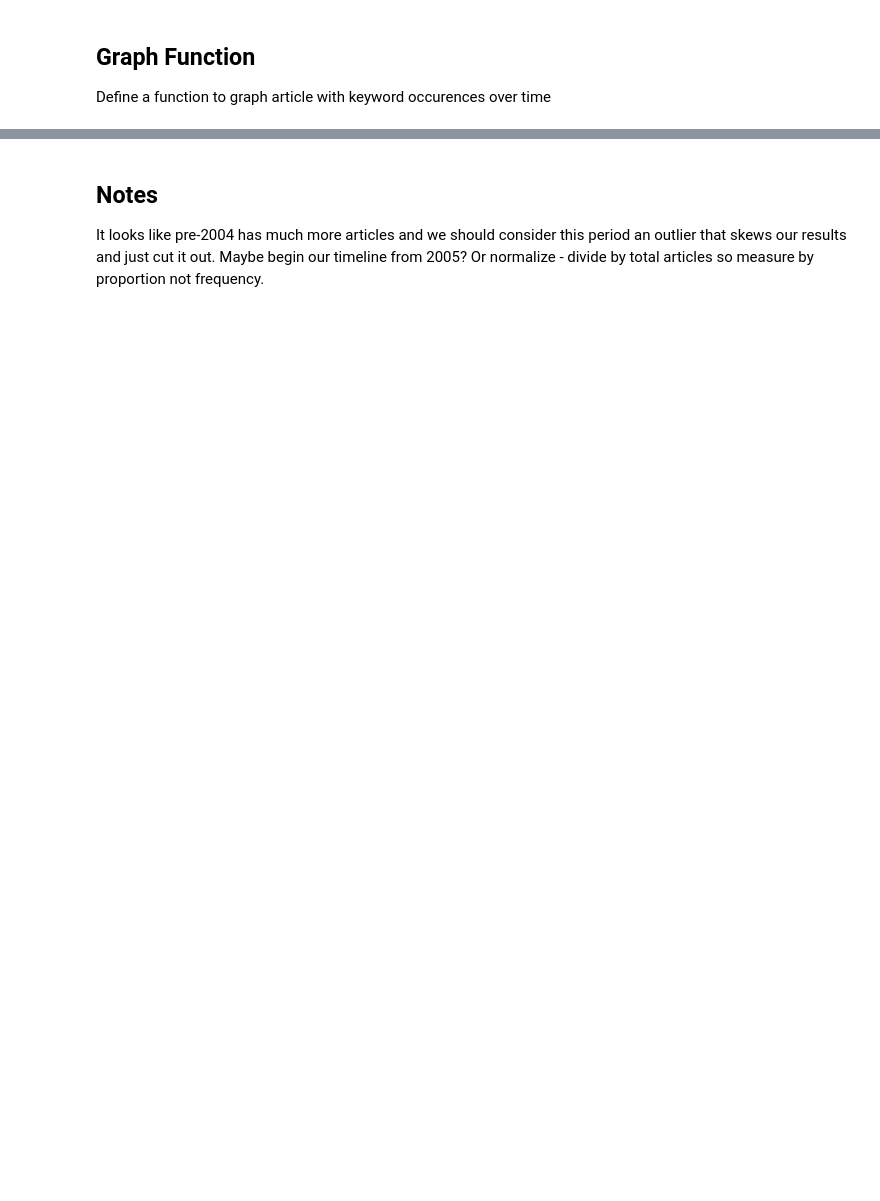
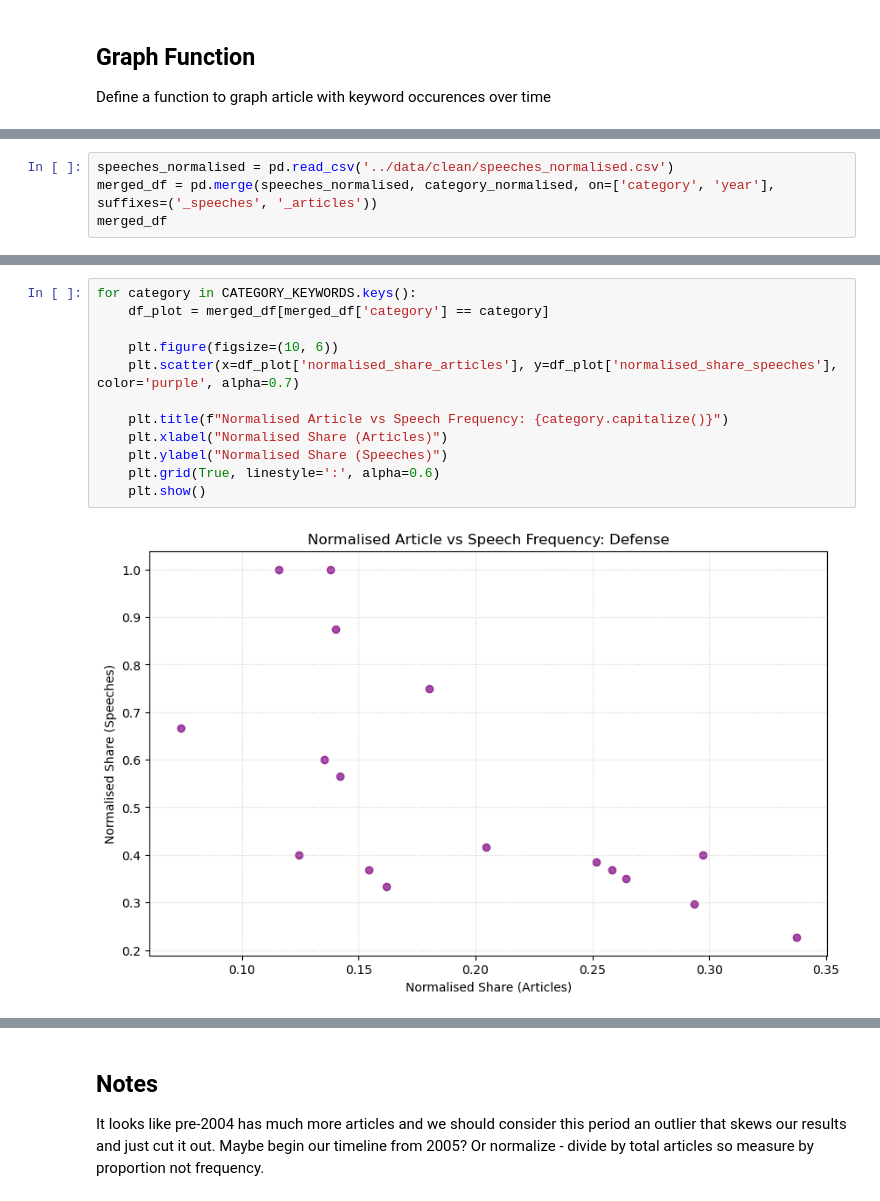
Before and after one commit to ninaudagawa/Media-Politics, a Jupyter notebook: project/notebooks/news_analysis.ipynb, the cells around one changed output, grey strips where cells are left out. Drawn from its saved outputs; the diff is of its cells as text; blank space fills up the shorter version.

```diff
--- a/project/notebooks/news_analysis.ipynb
+++ b/project/notebooks/news_analysis.ipynb
@@ -226,0 +342,4 @@ plt.show()
+# %%
+speeches_normalised = pd.read_csv('../data/clean/speeches_normalised.csv')
+merged_df = pd.merge(speeches_normalised, category_normalised, on=['category', 'year'], suffixes=('_speeches', '_articles'))
+merged_df
@@ -226,0 +360,14 @@ plt.show()
+# %%
+for category in CATEGORY_KEYWORDS.keys():
+    df_plot = merged_df[merged_df['category'] == category]
+
+    plt.figure(figsize=(10, 6))
+    plt.scatter(x=df_plot['normalised_share_articles'], y=df_plot['normalised_share_speeches'], color='purple', alpha=0.7)
+
+    plt.title(f"Normalised Article vs Speech Frequency: {category.capitalize()}")
+    plt.xlabel("Normalised Share (Articles)")
+    plt.ylabel("Normalised Share (Speeches)")
+    plt.grid(True, linestyle=':', alpha=0.6)
+    plt.show()
+# %% [output]
+[figure, added]
```
Also changed, not shown: parts of 18 cells of this notebook, 8 other files.
